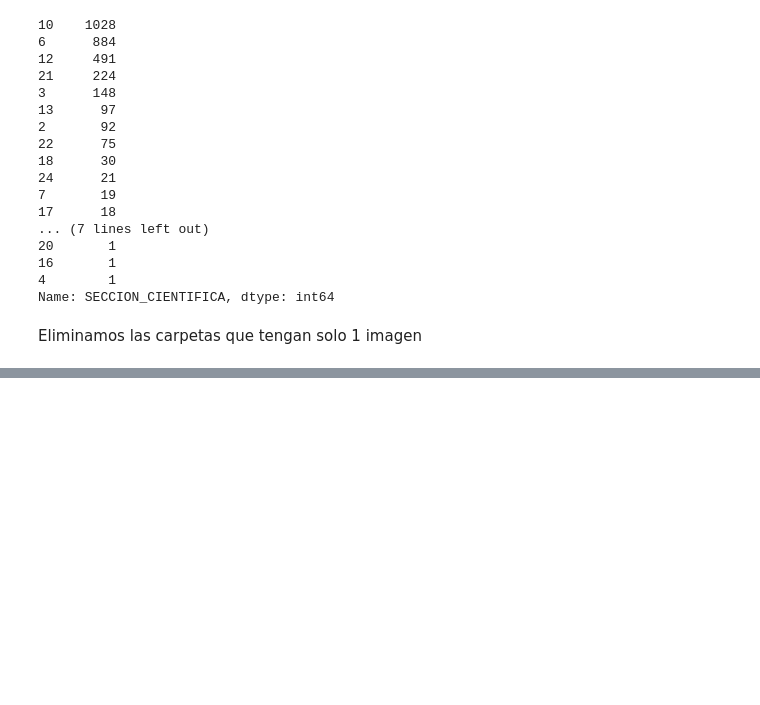
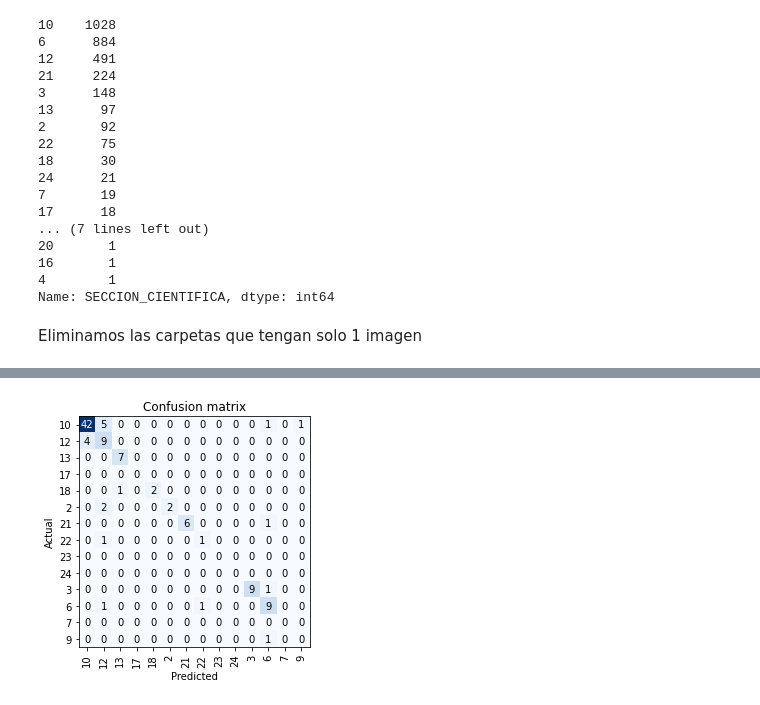
Before and after one commit to IA2021UR/trabajo-ia-en-la-comunidad-de-la-rioja-equipo-10, a Jupyter notebook: TrabajoIATipos.ipynb, the cells around one changed output, grey strips where cells are left out. Saved outputs shown, nothing was run; the diff lists cells and outputs as text; code cells hidden in the pictures; blank space fills up the shorter version.

```diff
--- a/TrabajoIATipos.ipynb
+++ b/TrabajoIATipos.ipynb
@@ -319,0 +348,2 @@ FileNotFoundError: ignored
+# %%
+learn = cnn_learner(dls,resnet50,metrics=accuracy).to_fp16()
@@ -319,0 +370,2 @@ FileNotFoundError: ignored
+# %%
+interp = ClassificationInterpretation.from_learner(learn)
@@ -319,0 +374,4 @@ FileNotFoundError: ignored
+# %%
+interp.plot_confusion_matrix()
+# %% [output]
+[figure, added]
```
Also changed, not shown: parts of 26 cells of this notebook.
